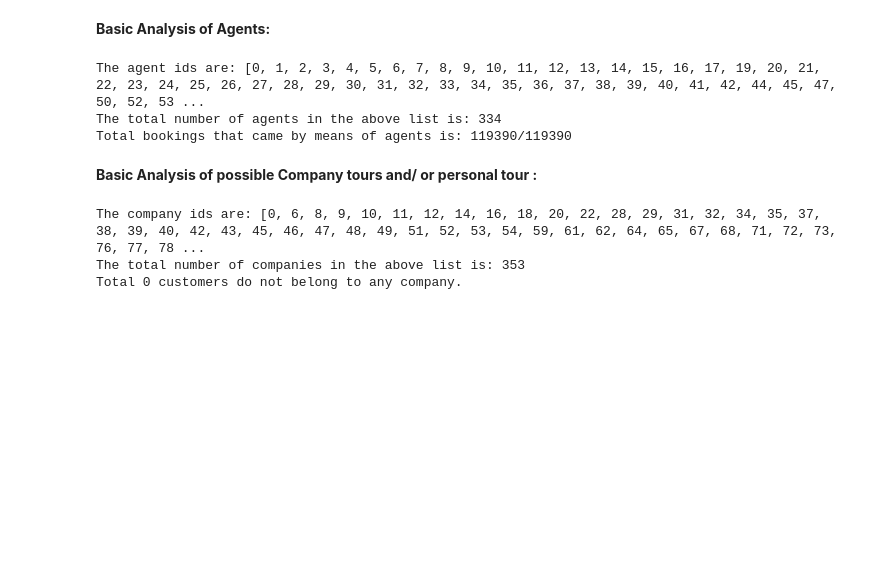
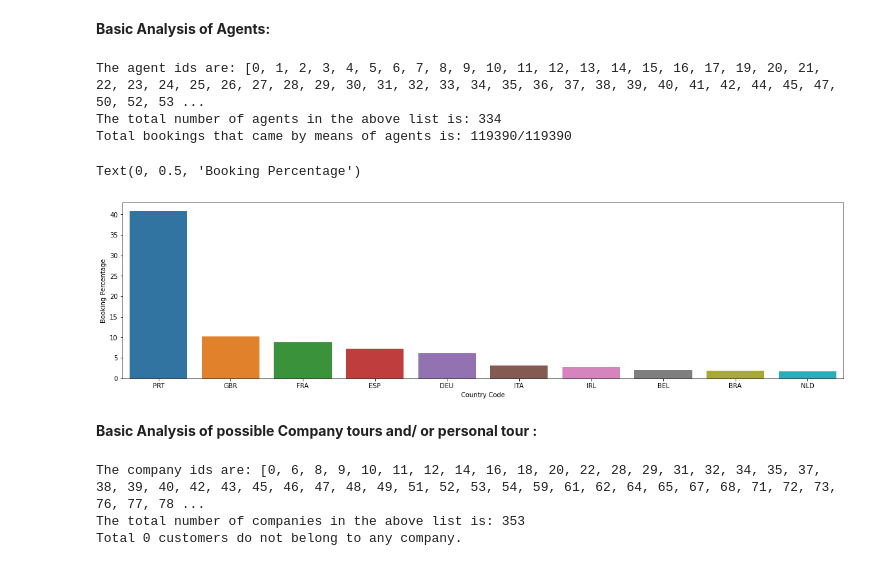
Before and after one commit to V-dit/EDA-hotel-booking-analysis, a Jupyter notebook: Hotel_Booking_Analysis_Final_File.ipynb, the cells around one changed output. Saved outputs shown, nothing was run; the diff lists cells and outputs as text; code cells hidden in the pictures; blank space fills up the shorter version.

```diff
--- a/Hotel_Booking_Analysis_Final_File.ipynb
+++ b/Hotel_Booking_Analysis_Final_File.ipynb
@@ -219,6 +206,15 @@ print(f'Total bookings that came by means of agents is: {119390 - int(not_by_age
 The agent ids are: [0, 1, 2, 3, 4, 5, 6, 7, 8, 9, 10, 11, 12, 13, 14, 15, 16, 17, 19, 20, 21, 22, 23, 24, 25, 26, 27, 28, 29, 30, 31, 32, 33, 34, 35, 36, 37, 38, 39, 40, 41, 42, 44, 45, 47, 50, 52, 53 ...
 The total number of agents in the above list is: 334
 Total bookings that came by means of agents is: 119390/119390
+# %%
+# Plot the percentage of booking/ customers from top 10 countries
+x, y = convert_to_percentage(df['country'])
+plot1 = sns.barplot(x = x[:10], y = y[:10])
+plot1.set_xlabel('Country Code')
+plot1.set_ylabel('Booking Percentage')
+# %% [output]
+Text(0, 0.5, 'Booking Percentage')
+[figure, added]
 # %% [markdown]
 **Basic Analysis of possible Company tours and/ or personal tour :**
 # %%
```
Also changed, not shown: parts of 5 cells of this notebook.
